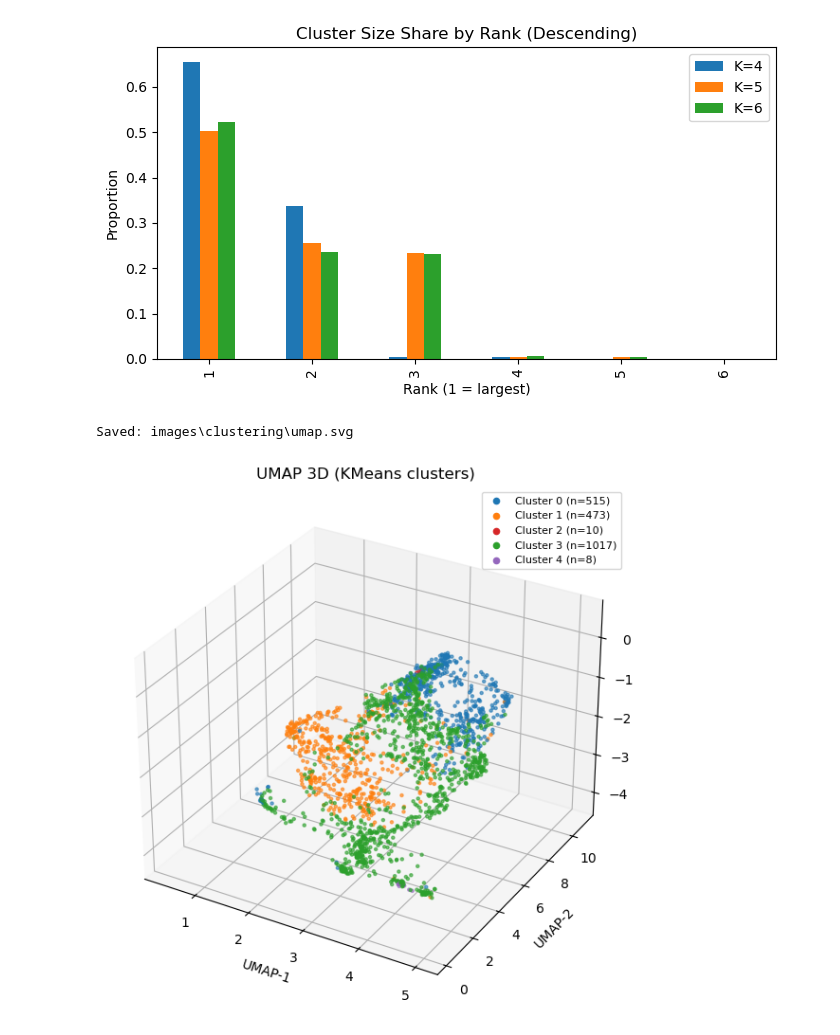
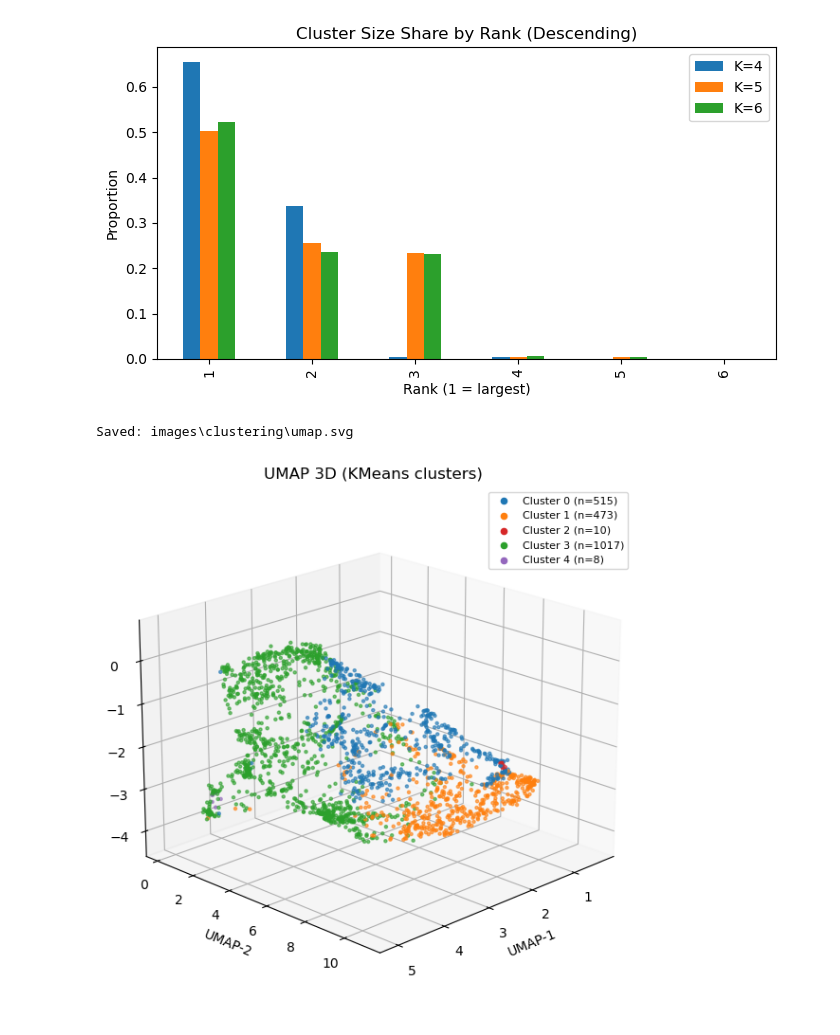
Before and after one commit to CserYe03na/Online_Retail_Forecasting, a Jupyter notebook: cluster_analysis.ipynb, the cells around one changed output. Drawn from its saved outputs; the diff is of its cells as text; code cells hidden in the pictures.

```diff
--- a/cluster_analysis.ipynb
+++ b/cluster_analysis.ipynb
@@ -1103,34 +1096,36 @@ df = X.join(labels[["cluster_kmeans"]])
 clusters = sorted(df["cluster_kmeans"].unique())
 cluster_map = {c: i for i, c in enumerate(clusters)}
 df["cluster_idx"] = df["cluster_kmeans"].map(cluster_map)
 
 # 5-color palette
 colors = ["#1f77b4", "#ff7f0e",  "#d62728", "#2ca02c","#9467bd"]
 cmap = ListedColormap(colors)
 
 # UMAP 3D
 emb = umap.UMAP(n_components=3, n_neighbors=30, min_dist=0.1, random_state=42) \
            .fit_transform(df.drop(columns=["cluster_kmeans","cluster_idx"]).values)
 
 fig = plt.figure(figsize=(7,6))
 ax = fig.add_subplot(111, projection="3d")
 ax.scatter(emb[:,0], emb[:,1], emb[:,2], c=df["cluster_idx"], cmap=cmap, s=5, alpha=0.6)
 
 ax.set_title("UMAP 3D (KMeans clusters)")
 ax.set_xlabel("UMAP-1"); ax.set_ylabel("UMAP-2"); ax.set_zlabel("UMAP-3")
 
+ax.view_init(elev=20, azim=45)
+
 # legend with counts
 for c, idx in cluster_map.items():
     n = (df["cluster_kmeans"] == c).sum()
     ax.scatter([], [], [], color=colors[idx], label=f"Cluster {c} (n={n})")
 ax.legend(loc="best", fontsize=8)
 
 plt.tight_layout()
 save_svg('umap')
 plt.show()
 # %% [output]
 Saved: images\clustering\umap.svg
-[figure, old version]
+[figure, new version]
 # %%
 import umap
 import plotly.express as px
```
Also changed, not shown: parts of 4 cells of this notebook, 1 other file.
